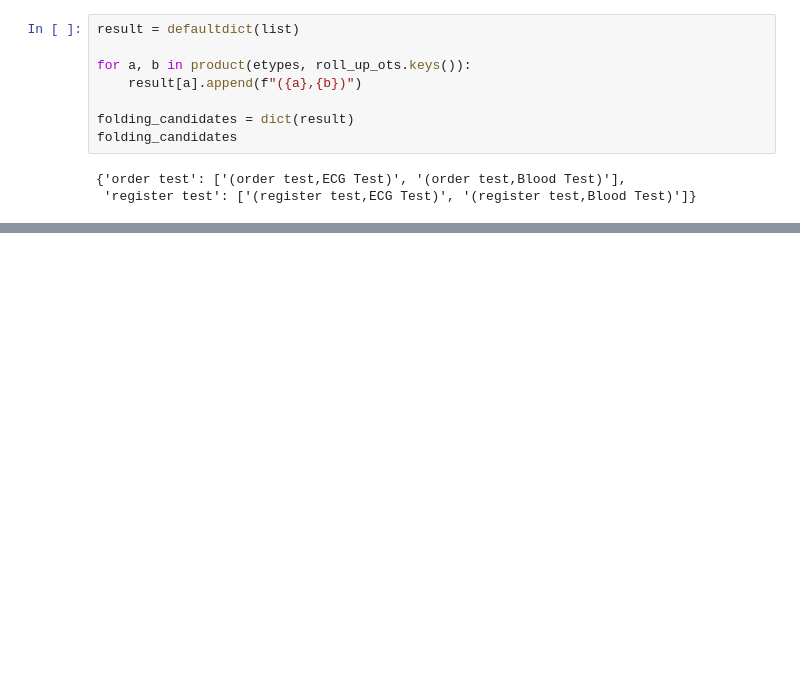
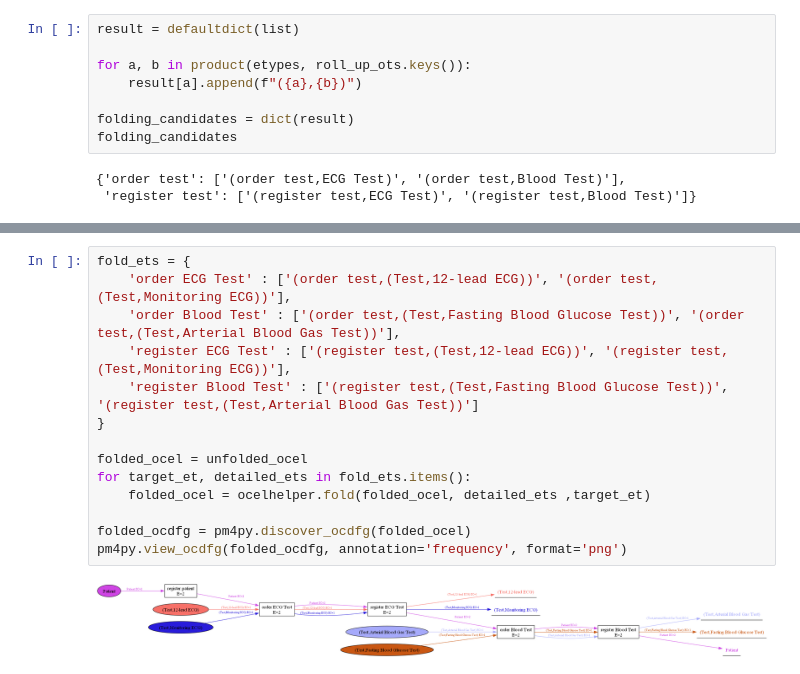
Before and after one commit to shahrzadkhayatbashi/olap-operations4ocel, a Jupyter notebook: running-example/notebooks/demo.ipynb, the cells around one changed output, grey strips where cells are left out. Drawn from its saved outputs; the diff is of its cells as text; blank space fills up the shorter version.

```diff
--- a/running-example/notebooks/demo.ipynb
+++ b/running-example/notebooks/demo.ipynb
@@ -98,0 +126,16 @@ pm4py.view_ocdfg(rolled_up_ocdfg, annotation='frequency', format='png')
+# %%
+fold_ets = {
+    'order ECG Test' : ['(order test,(Test,12-lead ECG))', '(order test,(Test,Monitoring ECG))'],
+    'order Blood Test' : ['(order test,(Test,Fasting Blood Glucose Test))', '(order test,(Test,Arterial Blood Gas Test))'],
+    'register ECG Test' : ['(register test,(Test,12-lead ECG))', '(register test,(Test,Monitoring ECG))'],
+    'register Blood Test' : ['(register test,(Test,Fasting Blood Glucose Test))', '(register test,(Test,Arterial Blood Gas Test))']
+}
+
+folded_ocel = unfolded_ocel
+for target_et, detailed_ets in fold_ets.items():
+    folded_ocel = ocelhelper.fold(folded_ocel, detailed_ets ,target_et)
+
+folded_ocdfg = pm4py.discover_ocdfg(folded_ocel)
+pm4py.view_ocdfg(folded_ocdfg, annotation='frequency', format='png')
+# %% [output]
+[figure, added]
```
Also changed, not shown: parts of 19 cells of this notebook.
